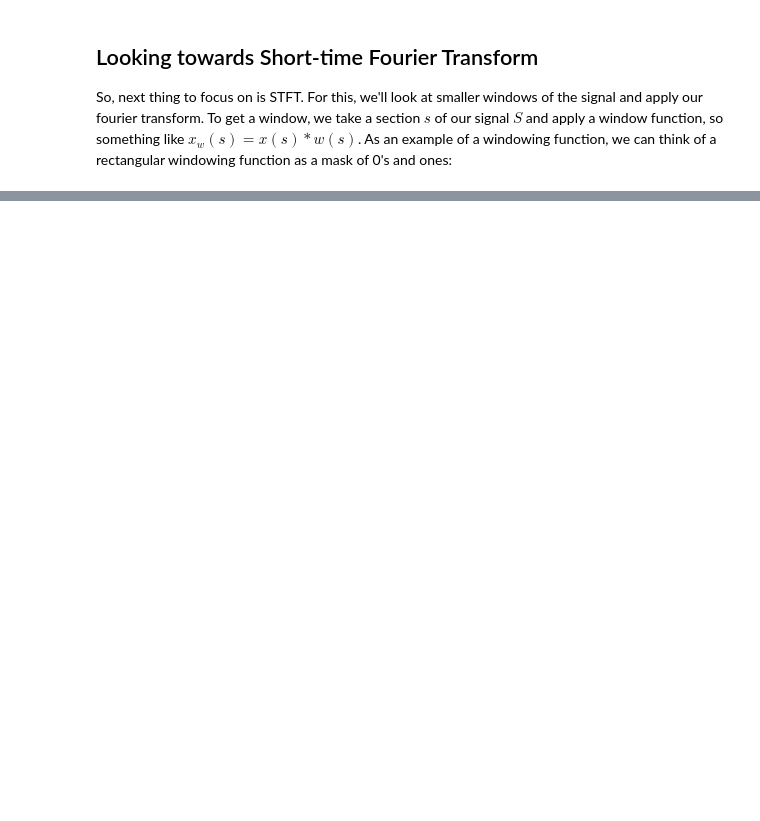
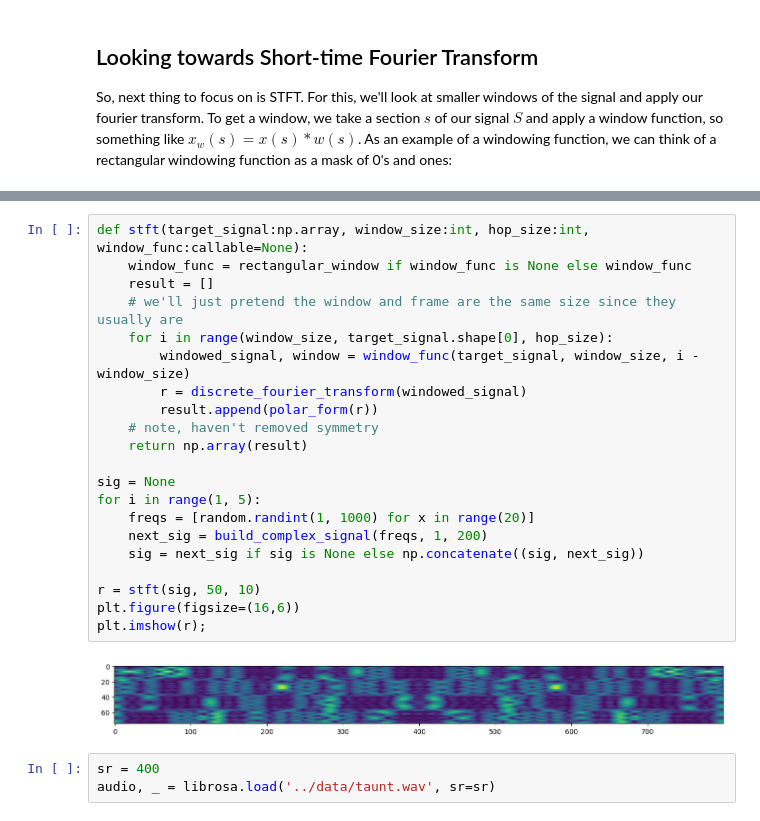
Before and after one commit to pvwoods/elko, a Jupyter notebook: notebooks/fourier.ipynb, the cells around one changed output, grey strips where cells are left out. Saved outputs shown, nothing was run; the diff lists cells and outputs as text; blank space fills up the shorter version.

Commit message:
stft added

```diff
--- a/notebooks/fourier.ipynb
+++ b/notebooks/fourier.ipynb
@@ -282,3 +287,29 @@ plt.plot(ws);
 plt.plot(w * 5);
 # %% [output]
 [figure]
+# %%
+def stft(target_signal:np.array, window_size:int, hop_size:int, window_func:callable=None):
+    window_func = rectangular_window if window_func is None else window_func
+    result = []
+    # we'll just pretend the window and frame are the same size since they usually are
+    for i in range(window_size, target_signal.shape[0], hop_size):
+        windowed_signal, window = window_func(target_signal, window_size, i - window_size)
+        r = discrete_fourier_transform(windowed_signal)
+        result.append(polar_form(r))
+    # note, haven't removed symmetry
+    return np.array(result)
+
+sig = None
+for i in range(1, 5):
+    freqs = [random.randint(1, 1000) for x in range(20)]
+    next_sig = build_complex_signal(freqs, 1, 200)
+    sig = next_sig if sig is None else np.concatenate((sig, next_sig))
+
+r = stft(sig, 50, 10)
+plt.figure(figsize=(16,6))
+plt.imshow(r);
+# %% [output]
+[figure, added]
+# %%
+sr = 400
+audio, _ = librosa.load('../data/taunt.wav', sr=sr)
```
Also changed, not shown: parts of 9 cells of this notebook.
